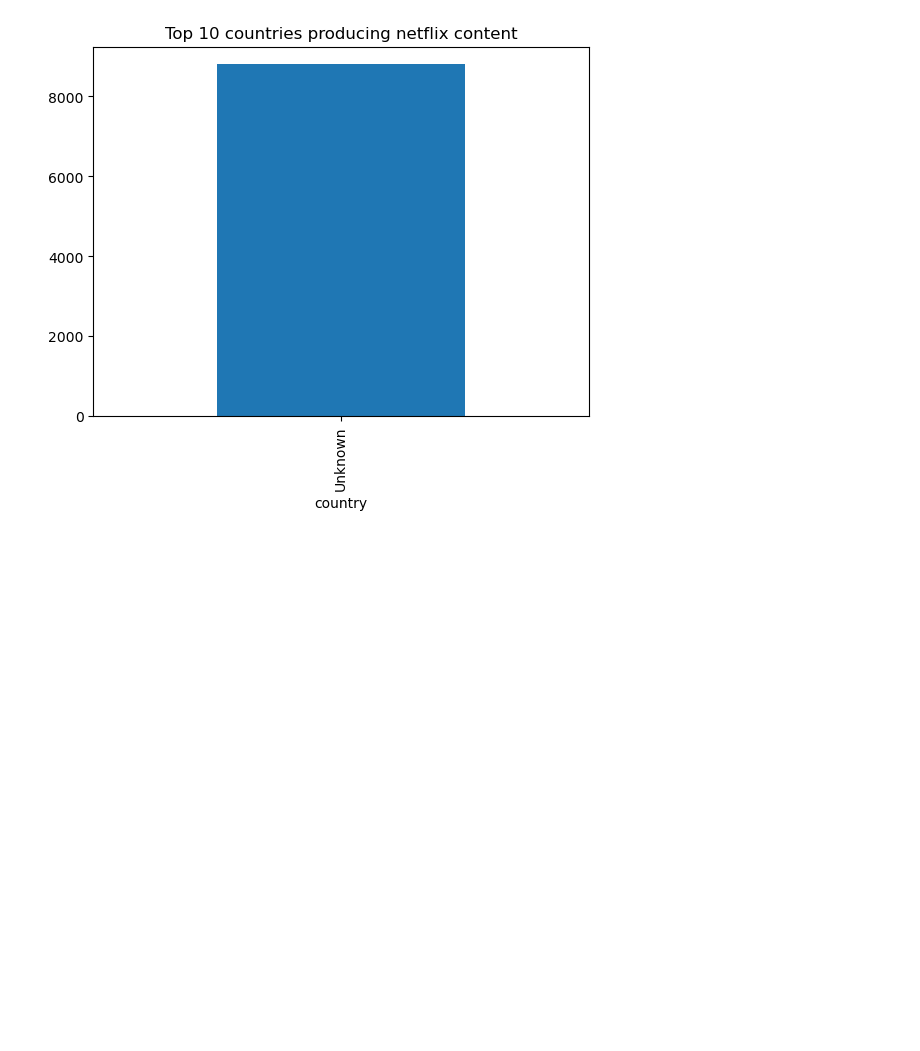
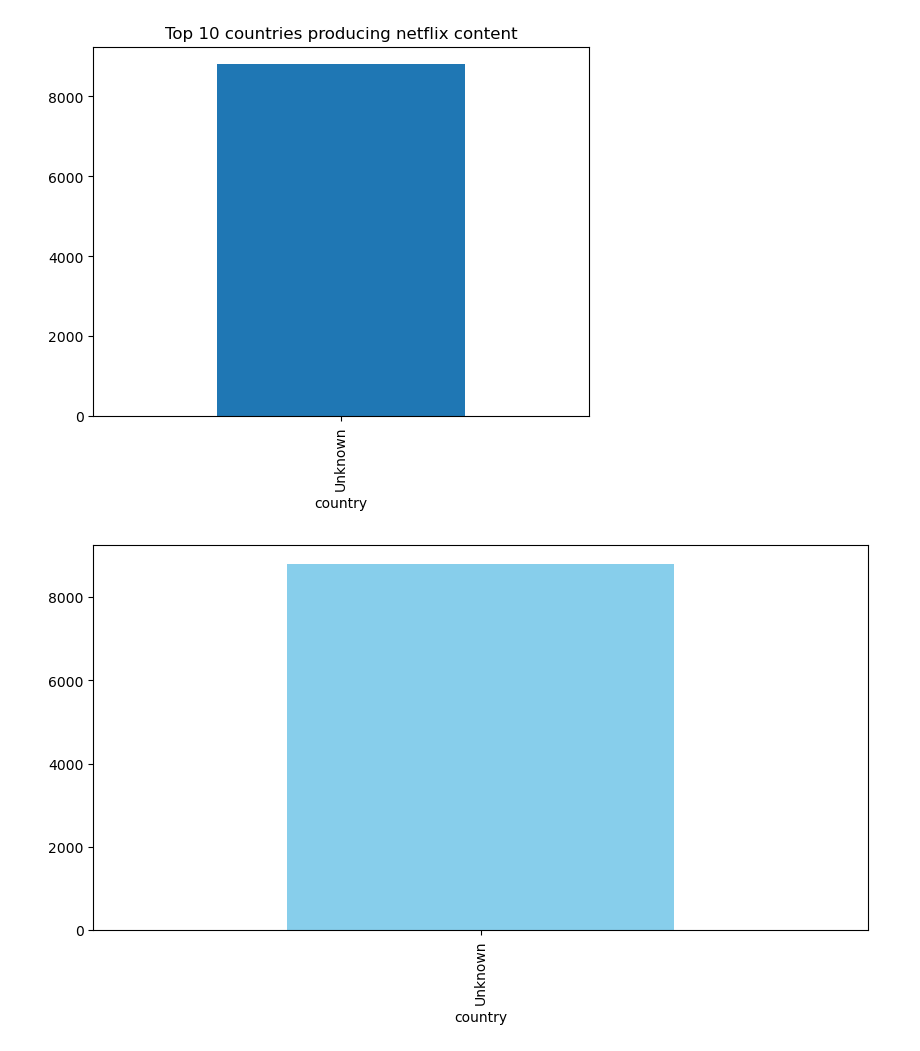
Before and after one commit to Ramsyash/Projects-1, a Jupyter notebook: Netflix_Analysis.ipynb, the cells around one changed output. Saved outputs shown, nothing was run; the diff lists cells and outputs as text; code cells hidden in the pictures; blank space fills up the shorter version.

```diff
--- a/Netflix_Analysis.ipynb
+++ b/Netflix_Analysis.ipynb
@@ -81,3 +81,12 @@ plt.show()
 [figure]
 # %%
 #The United States produces the highest amount of Netflix content, followed by India and the United Kingdom.
+# %%
+if top_countries.empty:
+    print("No valid country data available to plot.")
+else:
+    plt.figure(figsize=(10, 5))
+    top_countries.plot(kind="bar", color="skyblue")
+    plt.show()
+# %% [output]
+[figure, added]
```
Also changed, not shown: parts of 4 cells of this notebook.
